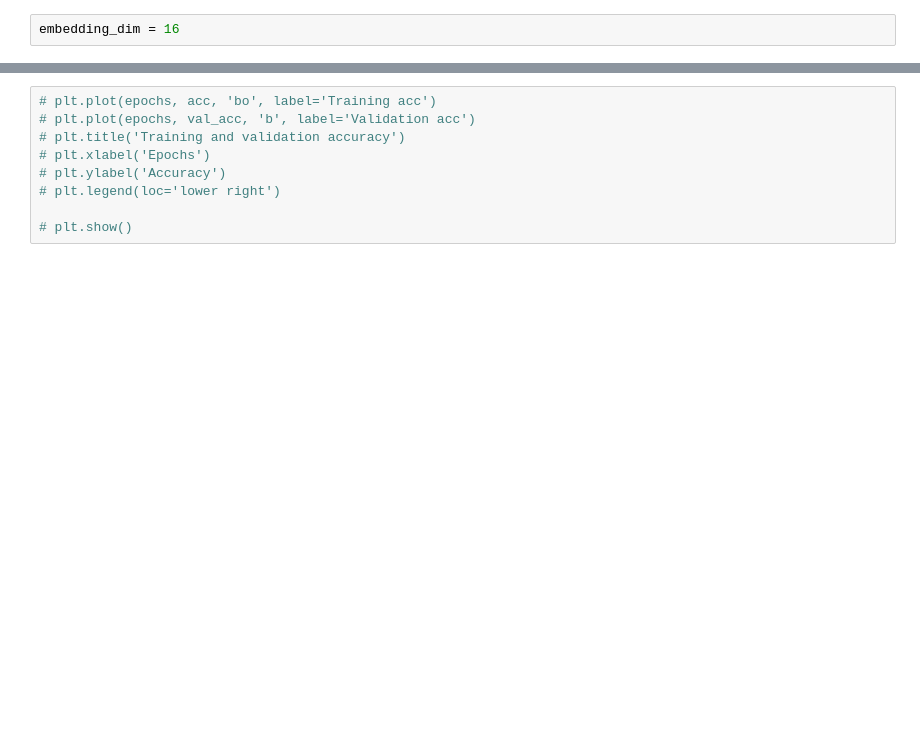
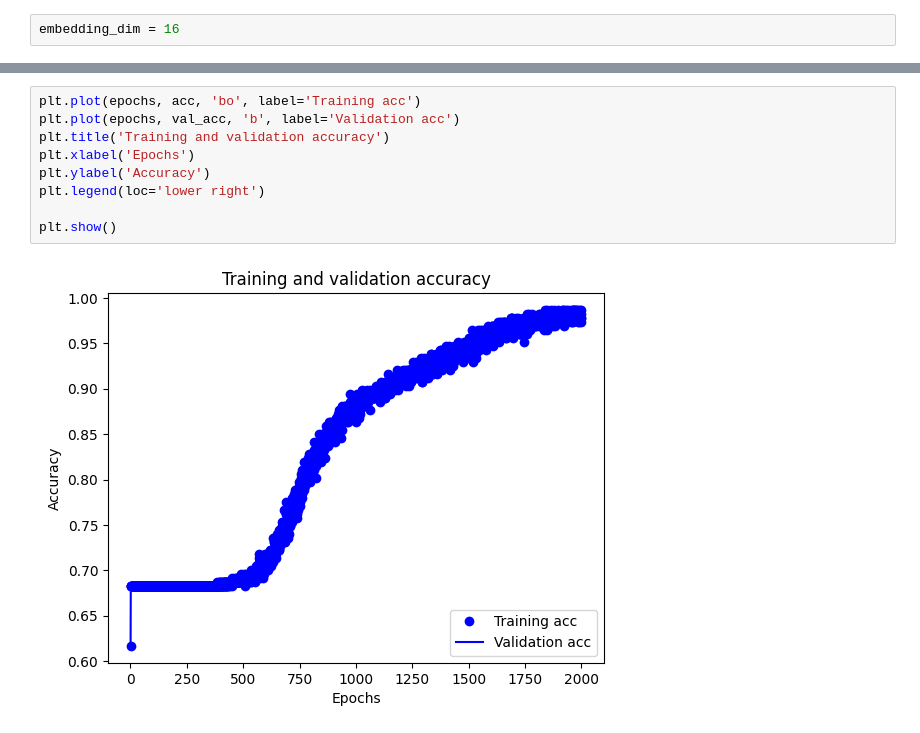
Before and after one commit to aXlireza/Context-Classifier-AI, a Jupyter notebook: text_classification-tf.ipynb, the cells around one changed output, grey strips where cells are left out. Cells and saved outputs as stored; diff of their text form; blank space fills up the shorter version.

```diff
--- a/text_classification-tf.ipynb
+++ b/text_classification-tf.ipynb
@@ -359,12 +381,14 @@ dict_keys(['loss', 'accuracy', 'val_loss', 'val_accuracy'])
 # %%
-# plt.plot(epochs, acc, 'bo', label='Training acc')
-# plt.plot(epochs, val_acc, 'b', label='Validation acc')
-# plt.title('Training and validation accuracy')
-# plt.xlabel('Epochs')
-# plt.ylabel('Accuracy')
-# plt.legend(loc='lower right')
+plt.plot(epochs, acc, 'bo', label='Training acc')
+plt.plot(epochs, val_acc, 'b', label='Validation acc')
+plt.title('Training and validation accuracy')
+plt.xlabel('Epochs')
+plt.ylabel('Accuracy')
+plt.legend(loc='lower right')
 
-# plt.show()
+plt.show()
+# %% [output]
+[figure, added]
 # %%
 export_model = tf.keras.Sequential([
   merged_vectorize_layer,
```
Also changed, not shown: parts of 29 cells of this notebook, 2 other files.
